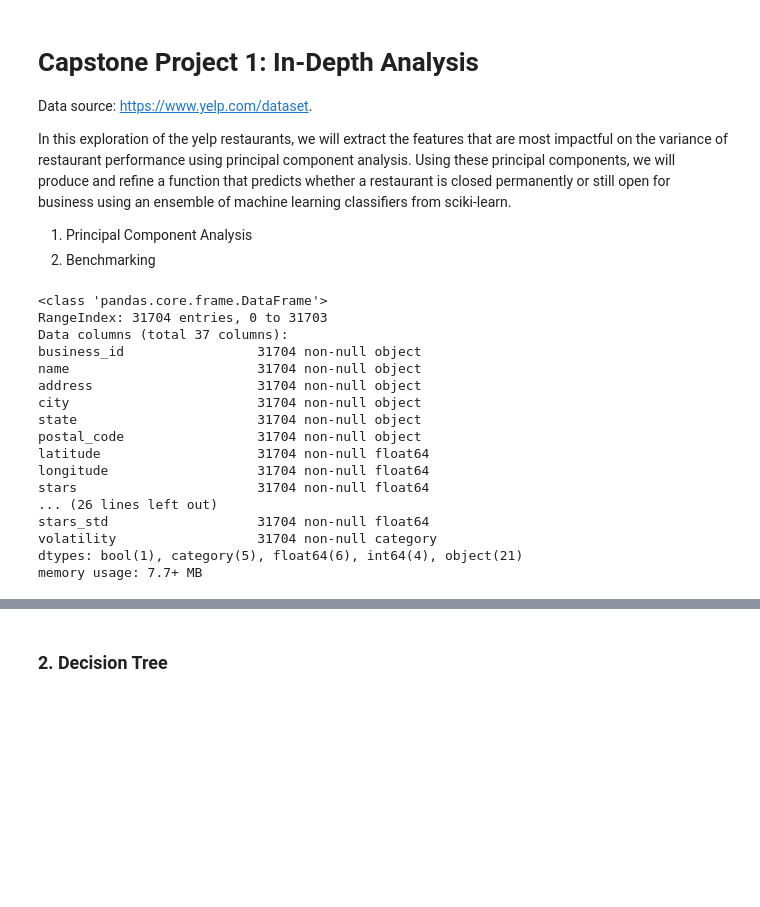
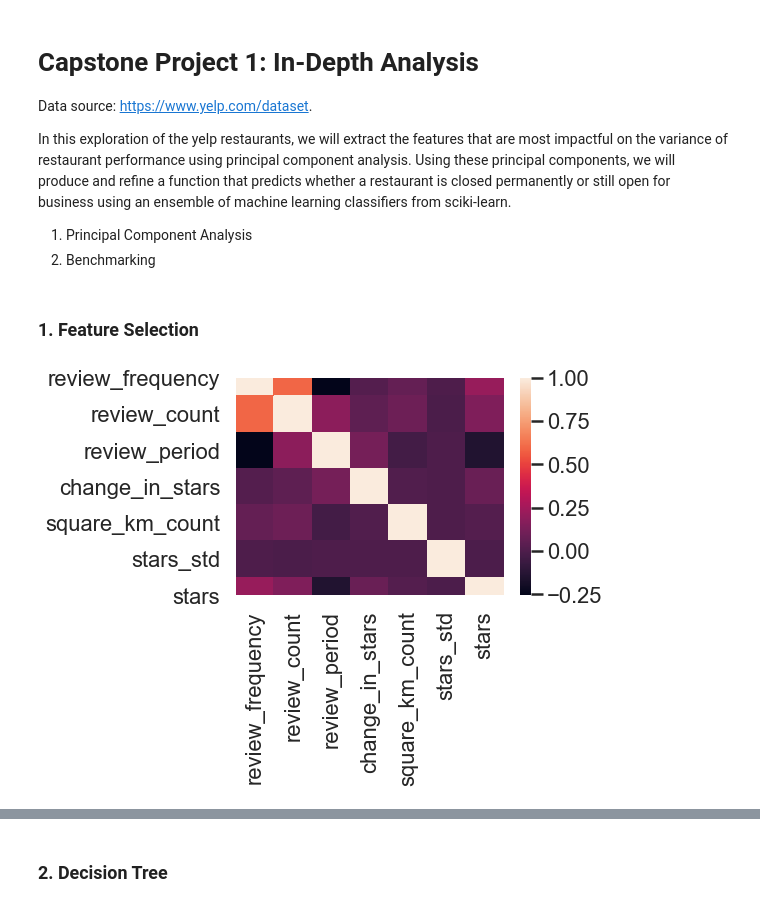
Before and after one commit to chejuichia/DataScienceStudy, a Jupyter notebook: Capstone Project 1/machine_learning.ipynb, the cells around one changed output, grey strips where cells are left out. Saved outputs shown, nothing was run; the diff lists cells and outputs as text; code cells hidden in the pictures; blank space fills up the shorter version.

```diff
--- a/Capstone Project 1/machine_learning.ipynb
+++ b/Capstone Project 1/machine_learning.ipynb
@@ -38,22 +41,18 @@ warnings.filterwarnings("ignore")
 
 SEED = 123
-# %%
-rests.info()
-# %% [output]
-<class 'pandas.core.frame.DataFrame'>
-RangeIndex: 31704 entries, 0 to 31703
-Data columns (total 37 columns):
-business_id                 31704 non-null object
-name                        31704 non-null object
-address                     31704 non-null object
-city                        31704 non-null object
-state                       31704 non-null object
-postal_code                 31704 non-null object
-latitude                    31704 non-null float64
-longitude                   31704 non-null float64
-stars                       31704 non-null float64
-... (26 lines left out)
-stars_std                   31704 non-null float64
-volatility                  31704 non-null category
-dtypes: bool(1), category(5), float64(6), int64(4), object(21)
-memory usage: 7.7+ MB
+# %% [markdown]
+### 1. Feature Selection
+# %%
+# Evaluate for correlation between features by visualizing them in a correlation heatmap
+features = pd.DataFrame(data={'review_frequency': rests['review_frequency'],
+                              'review_count': rests['review_count'],
+                              'review_period': rests['review_period'],
+                              'change_in_stars': rests['change_in_stars'],
+                              'square_km_count': rests['square_km_count'],
+                              'stars_std': rests['stars_std'],
+                              'stars': rests['stars']
+                             })
+corr = features.corr()
+sns.heatmap(corr);
+# %% [output]
+[figure, added]
```
Also changed, not shown: parts of 13 cells of this notebook.
